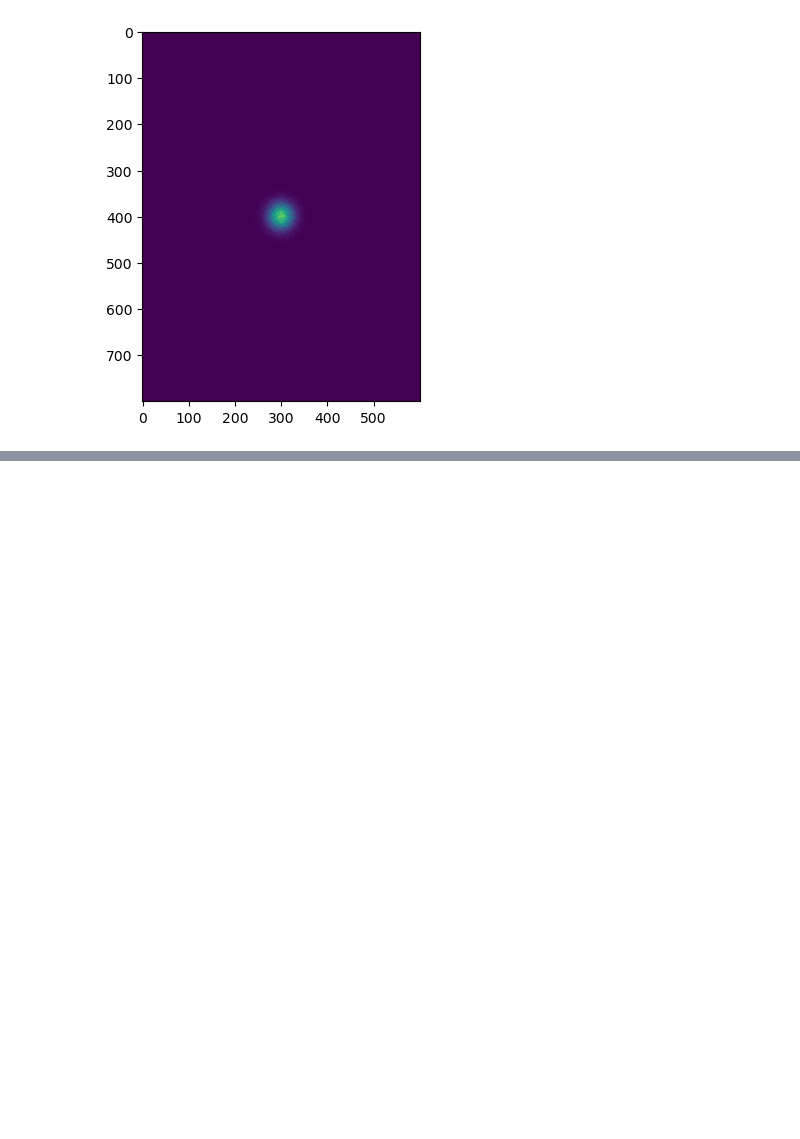
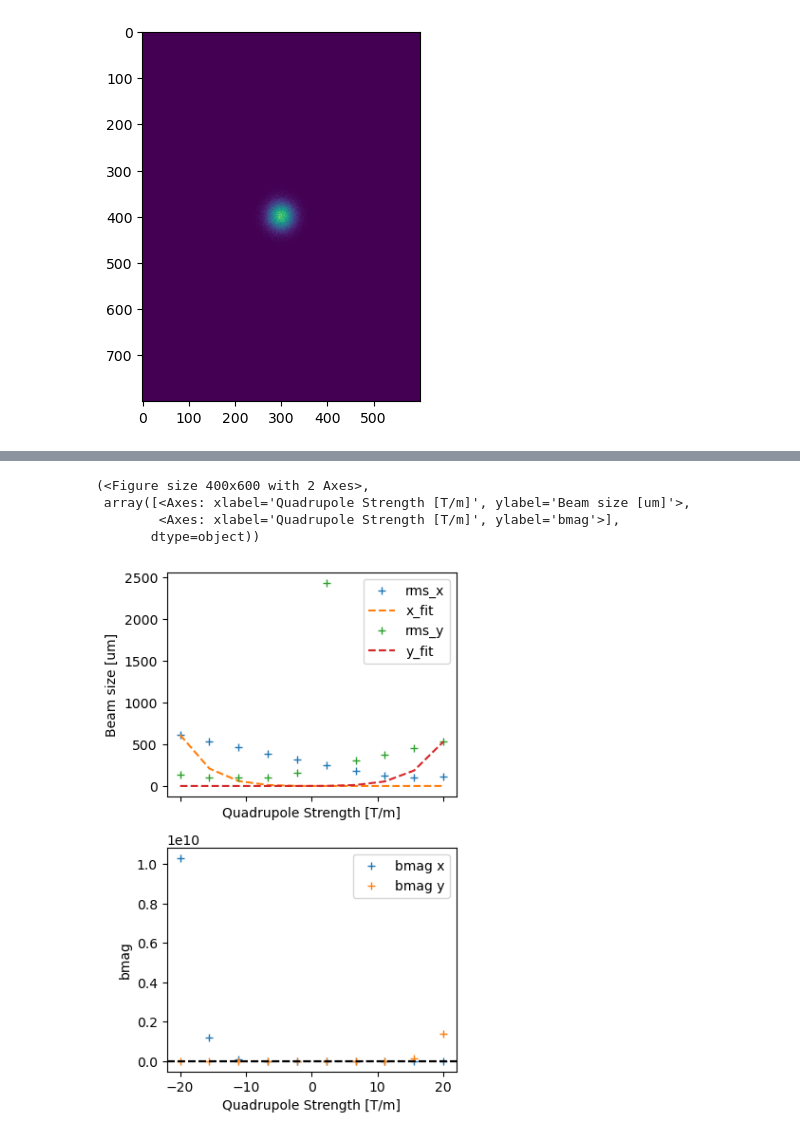
Before and after one commit to roussel-ryan/cheetah_diag0_sim, a Jupyter notebook: experiment.ipynb, the cells around one changed output, grey strips where cells are left out. Drawn from its saved outputs; the diff is of its cells as text; code cells hidden in the pictures; blank space fills up the shorter version.

```diff
--- a/experiment.ipynb
+++ b/experiment.ipynb
@@ -10,7 +10,8 @@ import numpy as np
 def plot_screen_beam_fit():
     pass
 # %%
-magnet = create_magnet('DL1', 'QM03')
+magnet = create_magnet('DL1', 'QE02')
+
 screen = create_screen('DL1', 'OTR2')
 print(screen)
 print(magnet.controls_information.PVs)
@@ -18,6 +19,15 @@ bmax = magnet.bmax
 bmin = magnet.bmin
 print(screen.controls_information.PVs)
 print(bmax)
-scan_values = np.linspace(bmin,bmax,5)
+scan_values = np.linspace(bmin,bmax,10)
+
+rmat = np.array([[[1, 2.26],
+                  [0, 1]],
+                 [[1, 2.26],
+                  [0, 1]]])
+design_twiss = {'beta_x': 1.113081026,
+                'beta_y': 1.113021659,
+                'alpha_x': -6.89403587e-2,
+                'alpha_y': -7.029489754e-2}
 # %% [output]
 name='OTR2' controls_information=ScreenControlInformation(control_name='OTRS:IN20:571', PVs=ScreenPVSet(image=<PV 'OTRS:IN20:571:Image:ArrayData': not connected>, n_col=<PV 'OTRS:IN20:571:Image:ArrayS ...
@@ -26,4 +36,4 @@ image=<PV 'OTRS:IN20:571:Image:ArrayData': not connected> n_col=<PV 'OTRS:IN20:5
 20.0
 # %%
 beam_measurement = ScreenBeamProfileMeasurement(device = screen)
-QuadScanEmittance(magnet=magnet, energy= 1e9, scan_values= scan_values, beamsize_measurement= beam_measurement)
+quadscanemit = QuadScanEmittance(magnet=magnet, rmat = rmat, design_twiss=design_twiss,  energy= 1e6, scan_values= scan_values, beamsize_measurement= beam_measurement)
@@ -132,0 +93,2 @@ print(val4)
+# %%
+res = quadscanemit.measure()
@@ -132,0 +115,9 @@ print(val4)
+# %%
+from lcls_tools.common.frontend.plotting.emittance import plot_quad_scan_result
+plot_quad_scan_result(res)
+# %% [output]
+(<Figure size 400x600 with 2 Axes>,
+ array([<Axes: xlabel='Quadrupole Strength [T/m]', ylabel='Beam size [um]'>,
+        <Axes: xlabel='Quadrupole Strength [T/m]', ylabel='bmag'>],
+       dtype=object))
+[figure, added]
```
Also changed, not shown: parts of 17 cells of this notebook, 6 other files.
